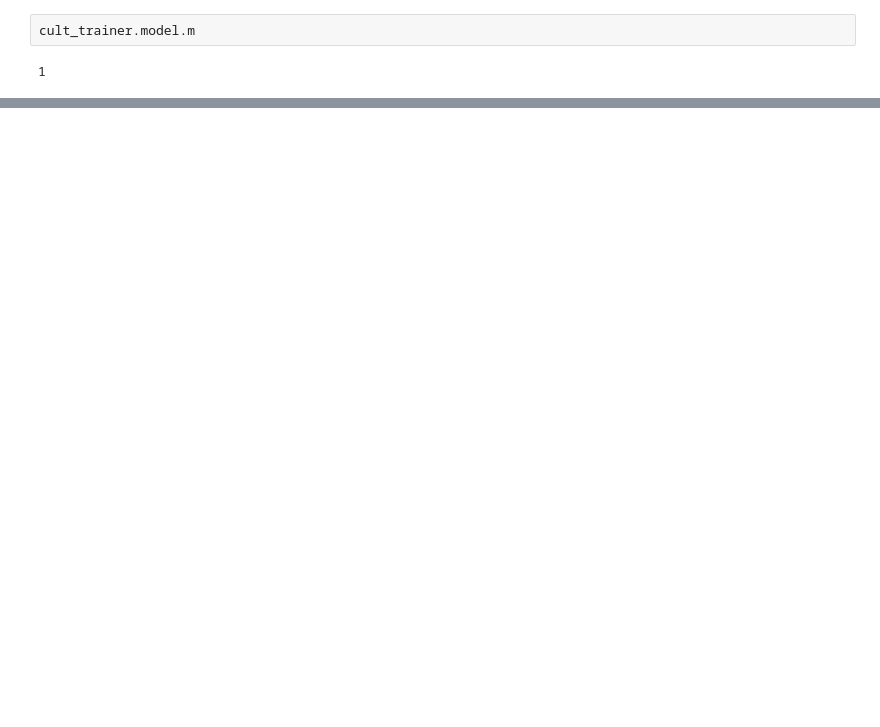
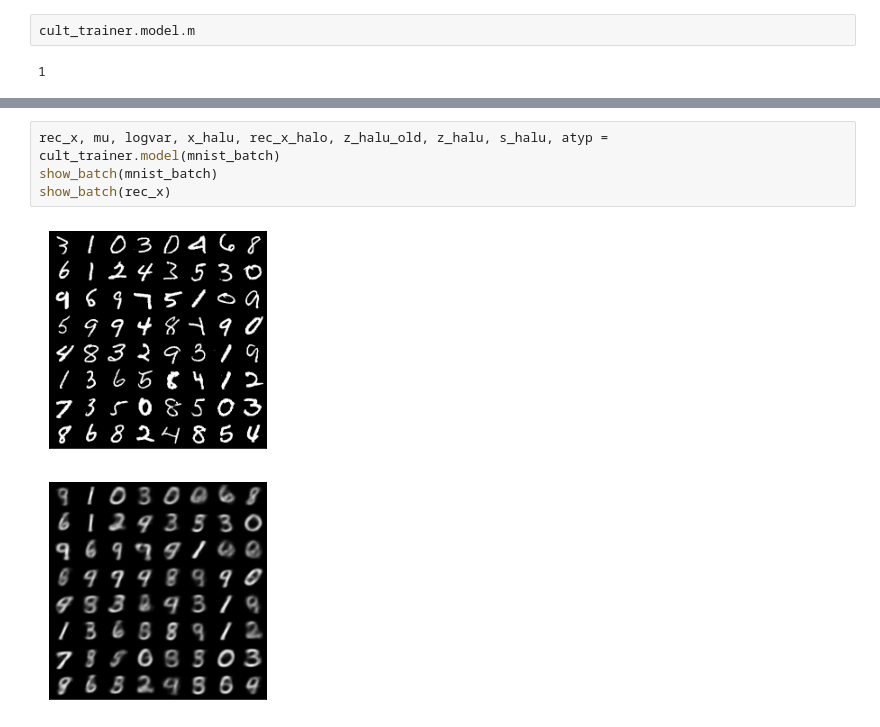
Before and after one commit to oliveradk/cult, a Jupyter notebook: 02c_core.cult.ipynb, the cells around one changed output, grey strips where cells are left out. Cells and saved outputs as stored; diff of their text form; blank space fills up the shorter version.

```diff
--- a/02c_core.cult.ipynb
+++ b/02c_core.cult.ipynb
@@ -400,3 +467,10 @@ show_batch(rec_x)
+# %%
+rec_x, mu, logvar, x_halu, rec_x_halo, z_halu_old, z_halu, s_halu, atyp = cult_trainer.model(mnist_batch)
+show_batch(mnist_batch)
+show_batch(rec_x)
+# %% [output]
+[figure, added]
+[figure, added]
 # %%
 cult_trainer.train_latent_classifiers([sf_loader, mnist_loader], [fashion_test_loader, mnist_test_loader], ["fashion_mnist", "mnist"], [10, 10], epochs=3, lr=1e-2)
 # %% [output]
```
Also changed, not shown: parts of 13 cells of this notebook, 1 other file.
